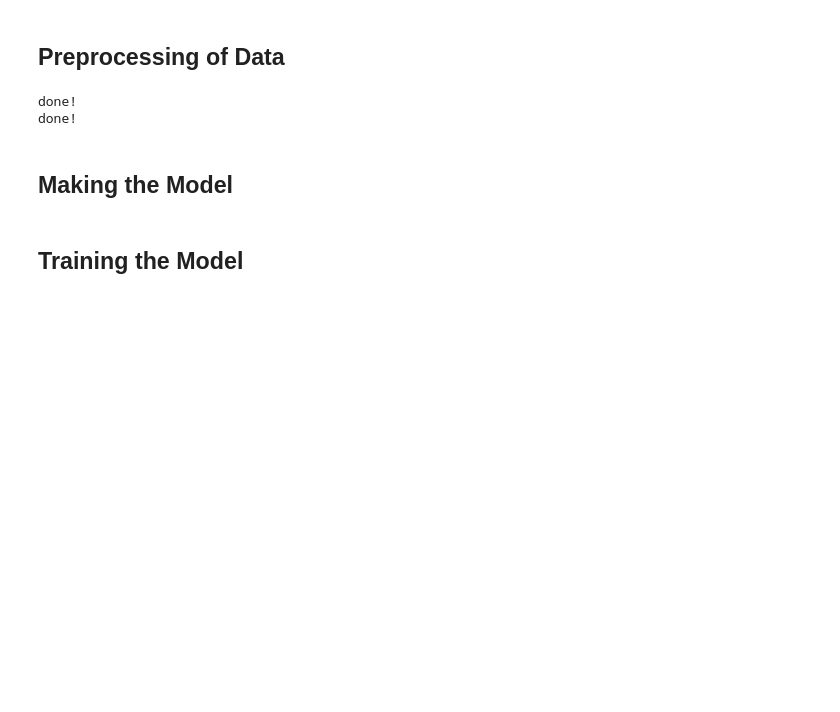
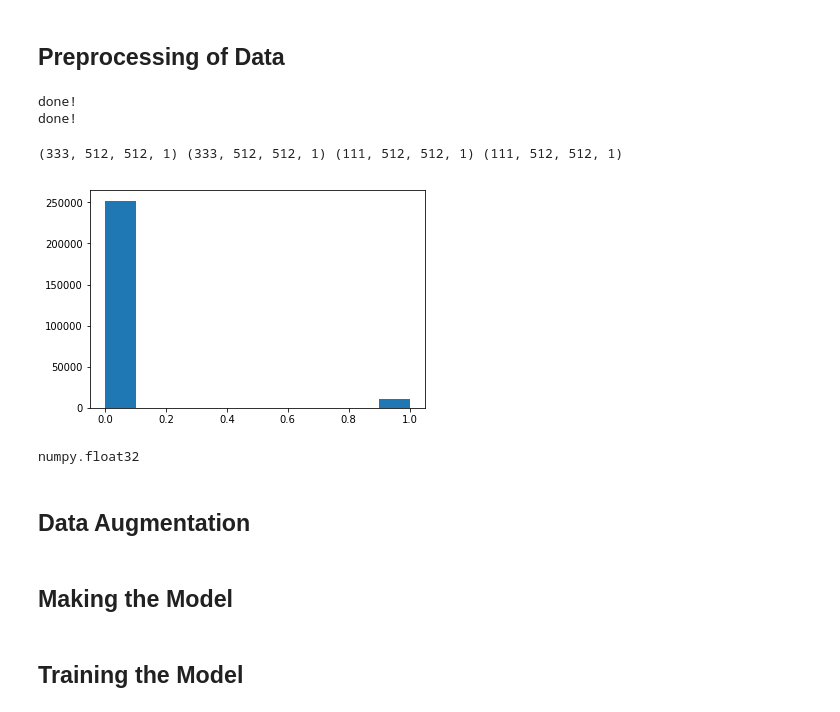
Before and after one commit to sbarton272/particleRecognition, a Jupyter notebook: classfier_builds/CNN_build.ipynb, the cells around one changed output. Cells and saved outputs as stored; diff of their text form; code cells hidden in the pictures; blank space fills up the shorter version.

```diff
--- a/classfier_builds/CNN_build.ipynb
+++ b/classfier_builds/CNN_build.ipynb
@@ -33 +27,51 @@ testY = label_masks[split:]
+# %%
+image_files = glob(directory+'/sliced_images/*.png')
+mask_files = glob(directory + '/sliced_labels/*.png')
+
+split = int(len(image_files)*0.75)
+trainX = []
+for file in image_files[:split]:
+    img = io.imread(file,as_grey=True)
+    img = img.reshape(img.shape + (1,)).astype('float32')
+#     img = np.swapaxes(np.swapaxes(img,0,2),1,2)
+    trainX.append(np.copy(img))
+trainX = np.asanyarray(trainX)
+
+trainY = []
+for file in mask_files[:split]:
+    img = io.imread(file,as_grey=True)
+    img = img.reshape(img.shape+ (1,)).astype('float32')
+#     img = np.swapaxes(np.swapaxes(img,0,2),1,2)
+    trainY.append(np.copy(img))
+trainY = np.asanyarray(trainY)
+
+testX = []
+for file in image_files[split:]:
+    img = io.imread(file,as_grey=True)
+    img = img.reshape(img.shape + (1,)).astype('float32')
+#     img = np.swapaxes(np.swapaxes(img,0,2),1,2)
+    testX.append(np.copy(img))
+testX = np.asanyarray(testX)
+
+testY = []
+for file in mask_files[split:]:
+    img = io.imread(file,as_grey=True)
+    img = img.reshape(img.shape + (1,)).astype('float32')
+#     img = np.swapaxes(np.swapaxes(img,0,2),1,2)
+    testY.append(np.copy(img))
+testY = np.asanyarray(testY)
+# %%
+print(trainX.shape,trainY.shape,testX.shape,testY.shape)
+# %% [output]
+(333, 512, 512, 1) (333, 512, 512, 1) (111, 512, 512, 1) (111, 512, 512, 1)
+# %%
+_ = plt.hist(trainY[0,:,:,:].reshape([512,512]).flatten())
+# %% [output]
+[figure, added]
+# %%
+type(trainX[1,1,0,0])
+# %% [output]
+numpy.float32
+# %% [markdown]
+## Data Augmentation
 # %%
```
Also changed, not shown: parts of 28 cells of this notebook, 4 other files.
